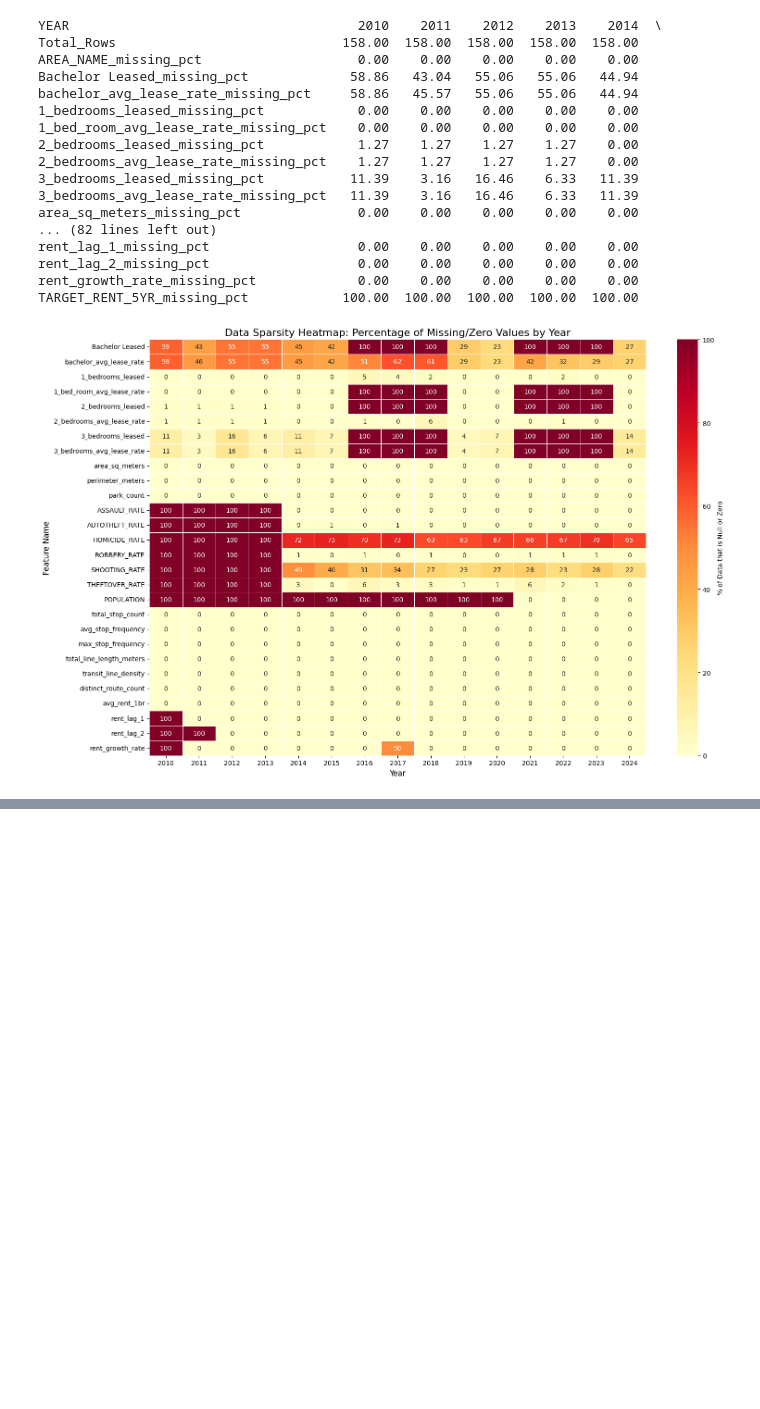
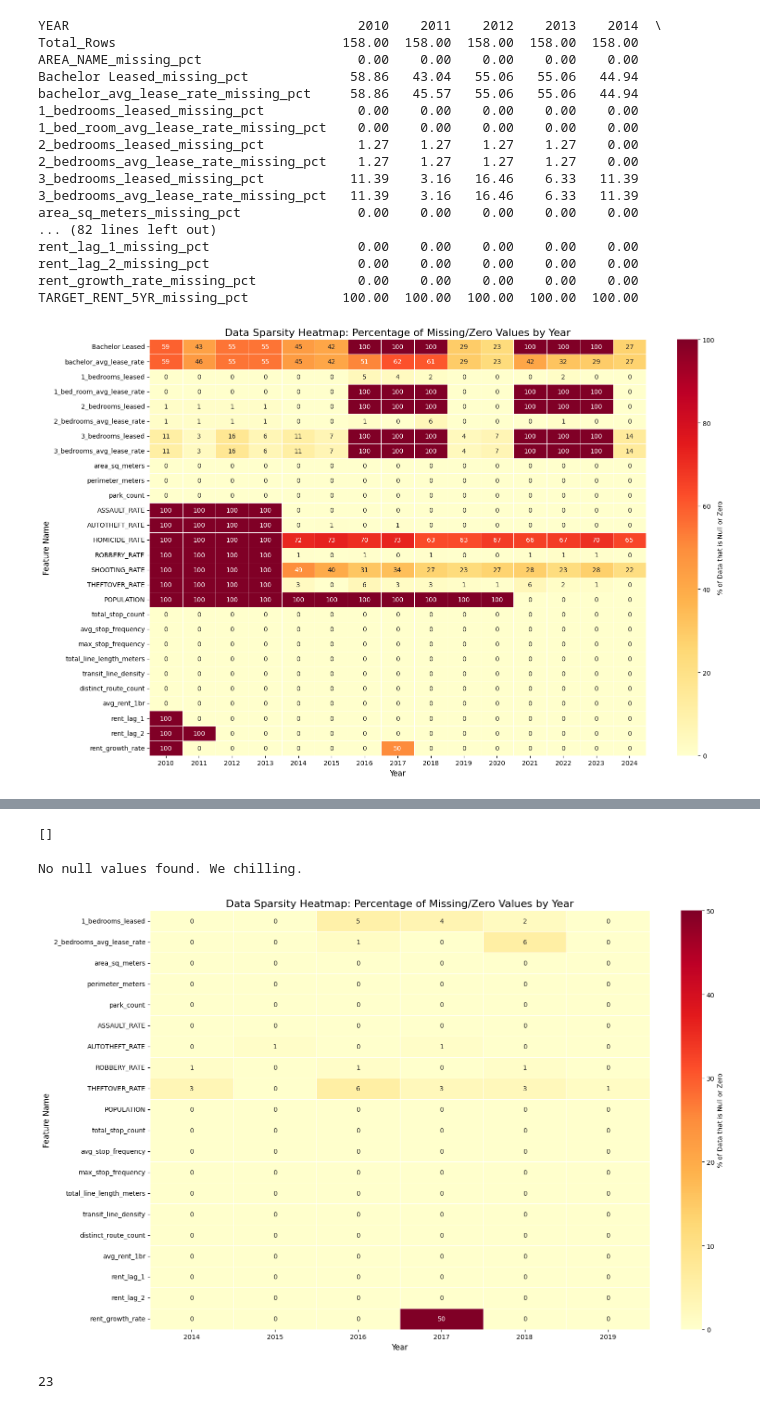
Before and after one commit to Western-Artificial-Intelligence/condo-cost-predictor, a Jupyter notebook: training/cleaning.ipynb, the cells around one changed output, grey strips where cells are left out. Drawn from its saved outputs; the diff is of its cells as text; code cells hidden in the pictures; blank space fills up the shorter version.

Commit message:
dropped

```diff
--- a/training/cleaning.ipynb
+++ b/training/cleaning.ipynb
@@ -161,0 +238,6 @@ NOTE: Strongly suspect missing crime rates data from 2010-2013 is due to a human
+# %%
+# no missing vals for 2021, so we good
+
+pop_lookup = dict(zip(pop_2021_df['AREA_NAME'], pop_2021_df['POPULATION']))
+
+print(pop_lookup)
@@ -163,0 +277,5 @@ NOTE: Strongly suspect missing crime rates data from 2010-2013 is due to a human
+# %%
+drop_cols = ['HOMICIDE_RATE', 'SHOOTING_RATE', '3_bedrooms_leased', '3_bedrooms_avg_lease_rate',
+             '1_bed_room_avg_lease_rate', '2_bedrooms_leased', 'Bachelor Leased', 'bachelor_avg_lease_rate']
+
+dropped_df = dropped_df.drop(columns=drop_cols)
@@ -163,0 +293,61 @@ NOTE: Strongly suspect missing crime rates data from 2010-2013 is due to a human
+# %%
+# 1. Verification: Check for name mismatches before replacing
+missing = [name for name in df['AREA_NAME'].unique() if name not in pop_lookup]
+print(missing)
+# %% [output]
+[]
+# %%
+dropped_df['POPULATION'] = dropped_df['AREA_NAME'].map(pop_lookup)
+
+# 3. Final Check: Ensure no NaNs were created by the mapping
+if dropped_df['POPULATION'].isna().any():
+    print(f"Post-map check: {dropped_df['POPULATION'].isna().sum()} rows r nulls")
+else:
+    print("No null values found. We chilling.")
+# %% [output]
+No null values found. We chilling.
+# %%
+# plot sparsity heatmap again to check
+features = [col for col in dropped_df.columns if col not in ['YEAR', 'AREA_NAME', 'TARGET_RENT_5YR']]
+
+# Sparsmat: We define sparsity as (Nulls + Zeros) / Total Rows for that year
+sparsity_list = []
+years = sorted(dropped_df['YEAR'].unique())
+
+for year in years:
+    year_subset = dropped_df[dropped_df['YEAR'] == year]
+    year_stats = {'YEAR': year}
+
+    for col in features:
+        # Calculate percentage of nulls or zeros
+        missing_count = year_subset[col].isna().sum() + (year_subset[col] == 0).sum()
+        sparsity_pct = (missing_count / len(year_subset)) * 100
+        year_stats[col] = sparsity_pct
+
+    sparsity_list.append(year_stats)
+
+# Convert to DataFrame and transpose so Years are on the X-axis
+sparsity_df = pd.DataFrame(sparsity_list).set_index('YEAR').T
+
+# 4. Create the Heatmap
+plt.figure(figsize=(16, 10))
+sns.heatmap(
+    sparsity_df,
+    annot=True,          # Show the actual percentages in the boxes
+    fmt=".0f",           # Round to nearest whole number
+    cmap="YlOrRd",       # Yellow to Red (Red = High Sparsity/Bad)
+    linewidths=.5,
+    cbar_kws={'label': '% of Data that is Null or Zero'}
+)
+
+plt.title('Data Sparsity Heatmap: Percentage of Missing/Zero Values by Year', fontsize=16)
+plt.xlabel('Year', fontsize=12)
+plt.ylabel('Feature Name', fontsize=12)
+plt.tight_layout()
+plt.show()
+# %% [output]
+[figure, added]
+# %%
+print(len(dropped_df.columns))
+# %% [output]
+23
```
Also changed, not shown: parts of 10 cells of this notebook.
